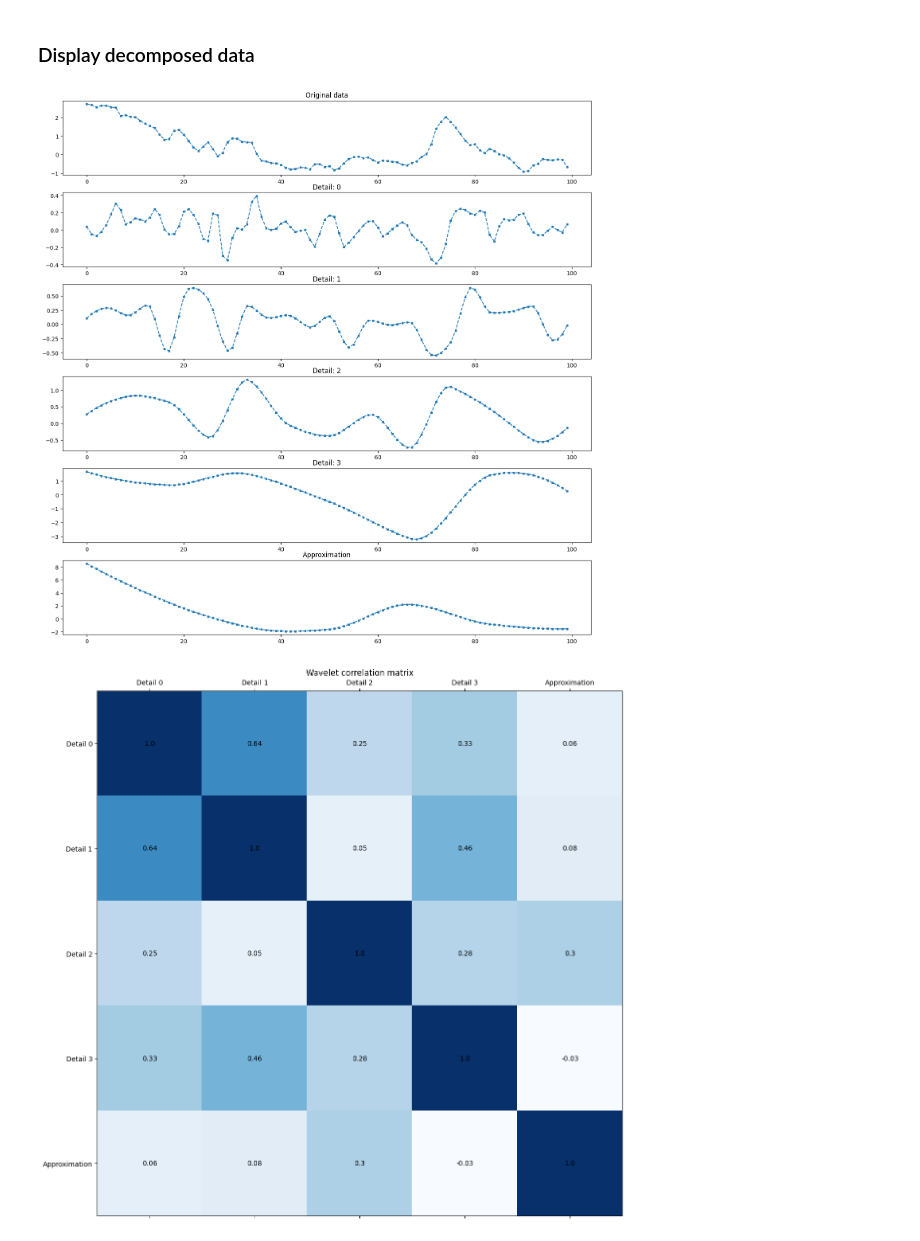
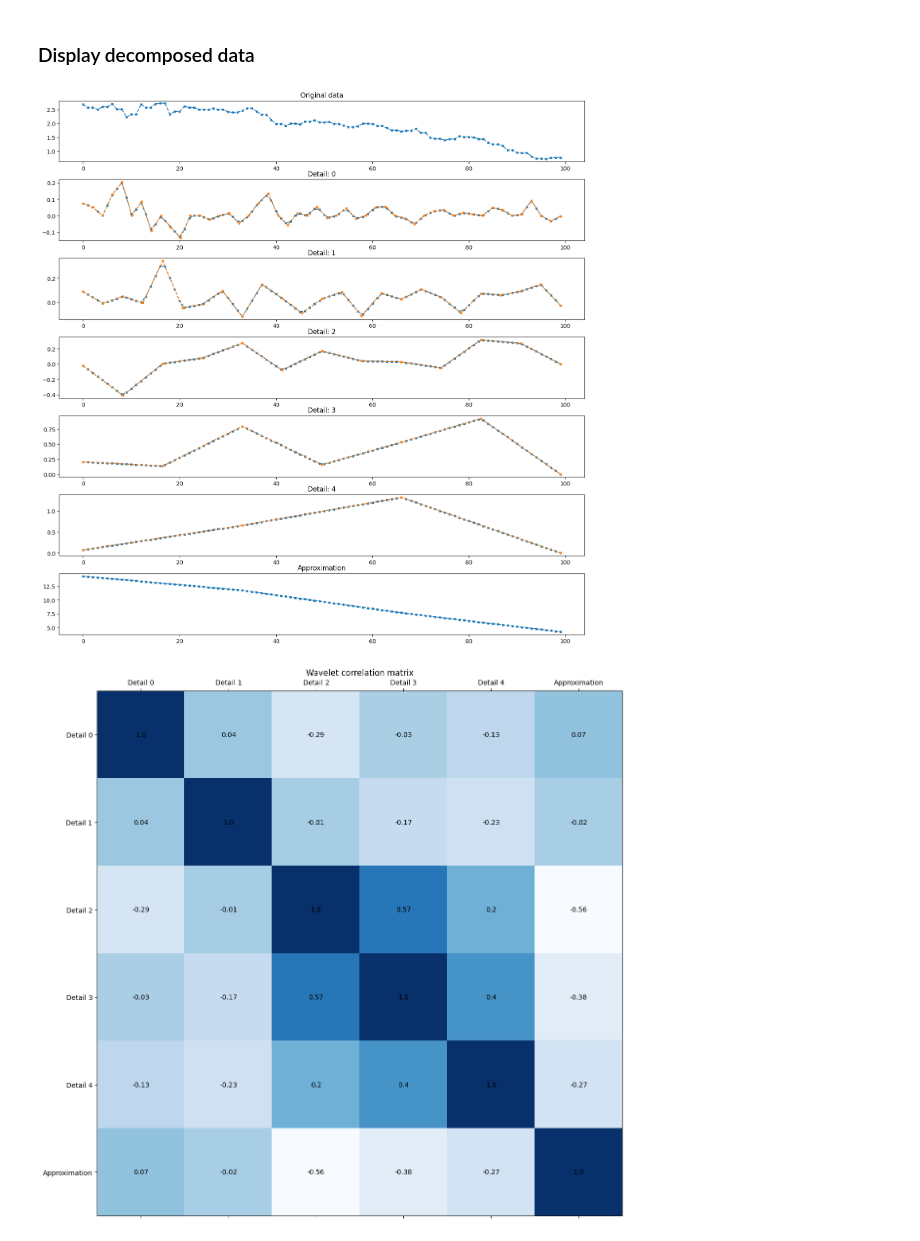
Before and after one commit to aszfaltos/wp_former, a Jupyter notebook: wavelet_experiments.ipynb, the cells around one changed output. Saved outputs shown, nothing was run; the diff lists cells and outputs as text; code cells hidden in the pictures.

Commit message:
Wavelet interpolation and reconstruction

```diff
--- a/wavelet_experiments.ipynb
+++ b/wavelet_experiments.ipynb
@@ -11,7 +13,7 @@ import numpy as np
 # %% [markdown]
 ### Load data
 # %%
-df = utils.load_mavir_data()
+df = data_loader.load_mavir_data('./data/mavir_data/mavir.csv')
 # %% [markdown]
 ### Format data
 # %%
@@ -24,7 +26,9 @@ sample = utils.sample(df, 100, start_idx=0)
 ### Wavelet transform
 Without interpolation.
 # %%
-coefs = utils.apply_wavelet(sample['Power'], 'haar')
+wlt = wavelet.WaveletWrapper(sample['Power'], 'haar', 'linear', decomposition_lvl=5)
+coefs = wlt.get_coefs()
+interpolated = wlt.get_interpolated()
 # %% [markdown]
 ### Display decomposed data
 # %%
@@ -38,7 +42,7 @@ axs[0].set_title('Original data')
 
 for idx, (ax, det) in enumerate(zip(axs[1:-1], reversed(coefs[1:]))):
     ax.plot(det, marker='s', linestyle='--', markersize=3)
-    ax.set_title(f'Detail: {idx}')
+    ax.set_title(f'Detail: {idx + 1}')
 
 axs[-1].plot(coefs[0], marker='s', linestyle='--', markersize=3)
 axs[-1].set_title('Approximation')
@@ -49,29 +53,30 @@ plt.show()
 # %% [markdown]
 ### Wavelet transform
 With interpolation
-# %%
-interpolated = utils.apply_wavelet(sample['Power'], 'haar', 'akima', decomp_lvl=4)
 # %% [markdown]
 ### Display decomposed data
 # %%
 plt.rcParams['figure.figsize'] = [14, 14]
 
 fig, axs = plt.subplots(len(interpolated) + 1)
 fig.tight_layout()
 
 axs[0].plot(sample['Power'], marker='s', linestyle='--', markersize=3)
 axs[0].set_title('Original data')
 
-for idx, (ax, det) in enumerate(zip(axs[1:-1], reversed(interpolated[1:]))):
+step_size = 1
+for idx, (ax, det, orig_det) in enumerate(zip(axs[1:-1], reversed(interpolated[1:]), reversed(coefs[1:]))):
+    step_size = 2 * step_size
     ax.plot(det, marker='s', linestyle='--', markersize=3)
+    ax.plot(np.arange(orig_det.shape[0]) / (orig_det.shape[0] - 1) * (det.shape[0] - 1), orig_det, marker='s', linestyle='--', markersize=3)
     ax.set_title(f'Detail: {idx}')
 
 axs[-1].plot(interpolated[0], marker='s', linestyle='--', markersize=3)
 axs[-1].set_title('Approximation')
 
 plt.show()
 # %% [output]
-[figure, old version]
+[figure, new version]
 # %%
 interp = np.array(interpolated)
 corr = pd.DataFrame(interp[::-1, :].T, columns=[f'Detail-{i}' for i in range(interp.shape[0] - 1)] + ['Approximation']).corr().to_numpy()
@@ -93,4 +98,4 @@ ax.set_xticklabels([f'Detail {i}' for i in range(interp.shape[0] - 1)] + ['Appro
 ax.set_title('Wavelet correlation matrix')
 plt.show()
 # %% [output]
-[figure, old version]
+[figure, new version]
```
Also changed, not shown: parts of 6 cells of this notebook, 1 other file.
